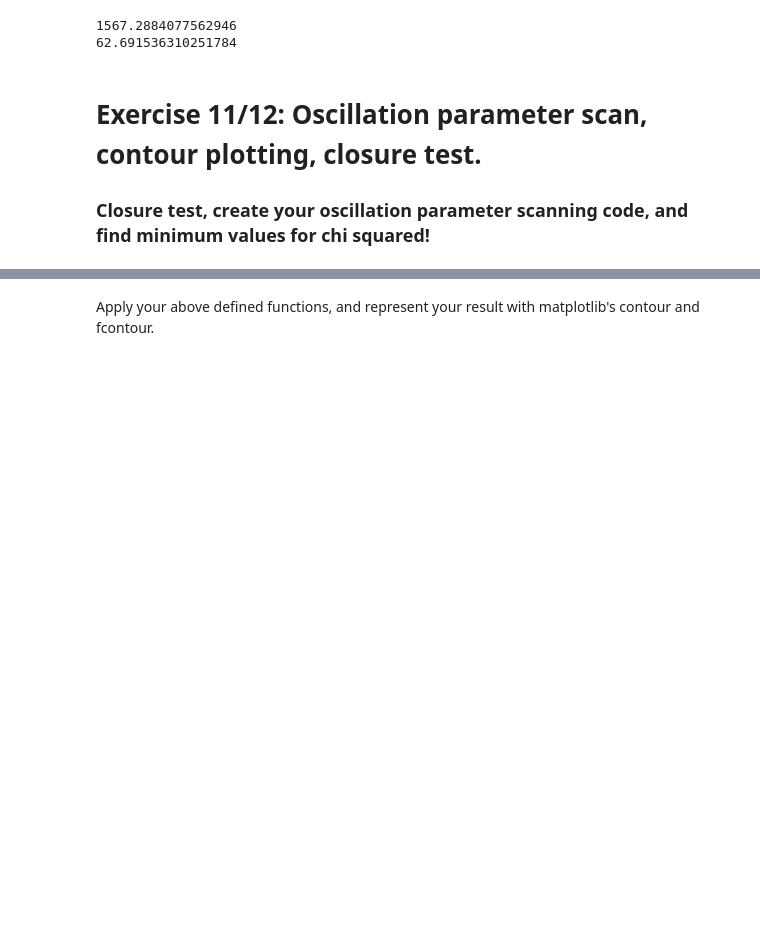
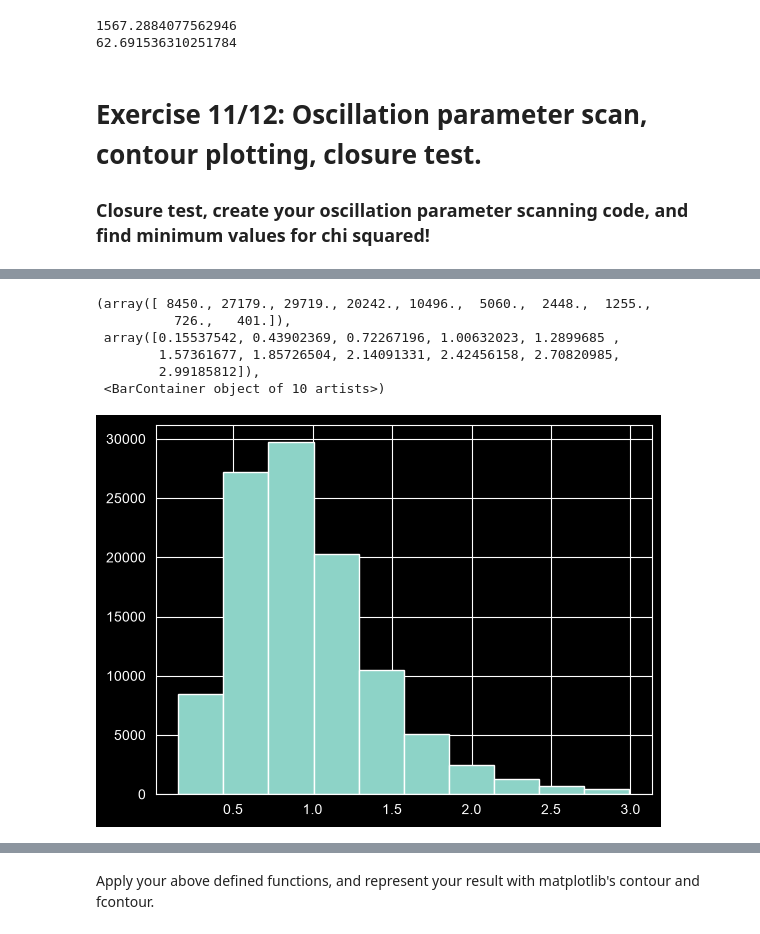
Before and after one commit to harrisonunwin/MicroBooNE_Lab, a Jupyter notebook: MainAnalysis_template.ipynb, the cells around one changed output, grey strips where cells are left out. Drawn from its saved outputs; the diff is of its cells as text; code cells hidden in the pictures; blank space fills up the shorter version.

```diff
--- a/MainAnalysis_template.ipynb
+++ b/MainAnalysis_template.ipynb
@@ -680,5 +683,15 @@ print(CHI)
 # %%
 from tqdm import tqdm_notebook
+# %%
+plt.hist(oscillated_cut.trk_energy_tot)
+# %% [output]
+(array([ 8450., 27179., 29719., 20242., 10496.,  5060.,  2448.,  1255.,
+          726.,   401.]),
+ array([0.15537542, 0.43902369, 0.72267196, 1.00632023, 1.2899685 ,
+        1.57361677, 1.85726504, 2.14091331, 2.42456158, 2.70820985,
+        2.99185812]),
+ <BarContainer object of 10 artists>)
+[figure, added]
 # %%
 # Function that loops the above function across range of values of delM21 and sin^2(2theta)
 def chi_loop():
```
Also changed, not shown: parts of 7 cells of this notebook.
